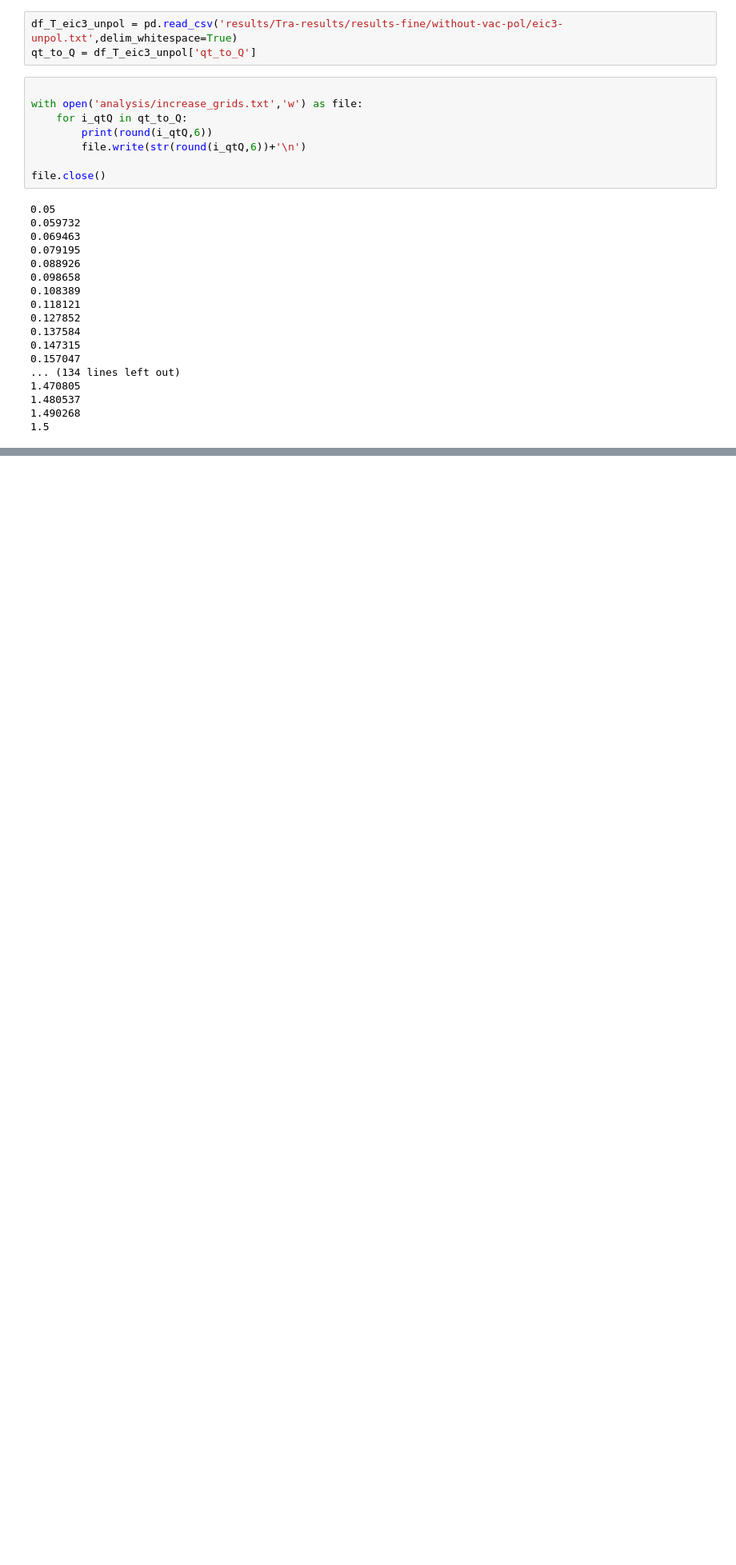
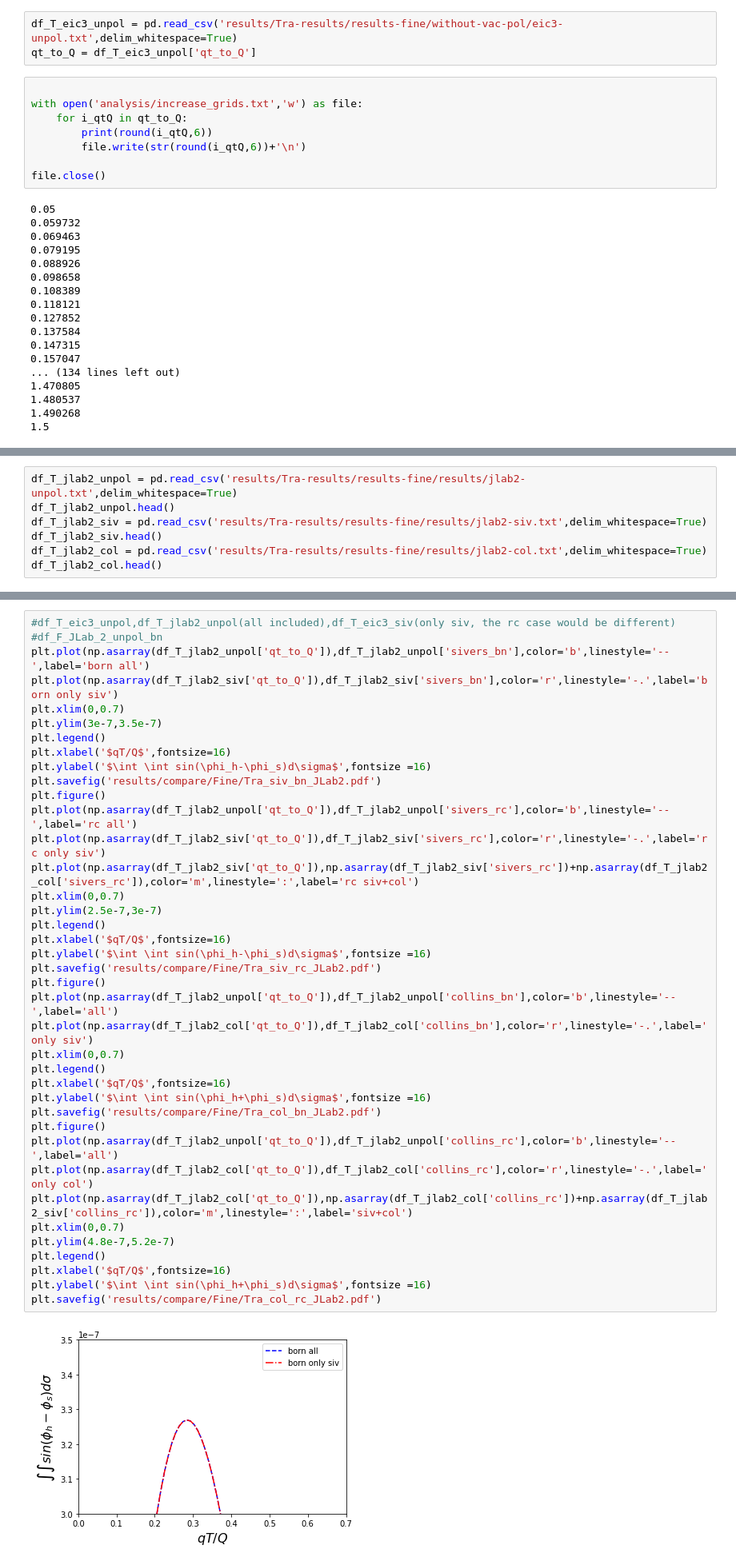
Before and after one commit to Mengzhendada/compare, a Jupyter notebook: Traditional_Factorized_compare_fine.ipynb, the cells around one changed output, grey strips where cells are left out. Shown at 80% size. Cells and saved outputs as stored; diff of their text form; blank space fills up the shorter version.

```diff
--- a/Traditional_Factorized_compare_fine.ipynb
+++ b/Traditional_Factorized_compare_fine.ipynb
@@ -42,0 +99,7 @@ file.close()
+# %%
+df_T_jlab2_unpol = pd.read_csv('results/Tra-results/results-fine/results/jlab2-unpol.txt',delim_whitespace=True)
+df_T_jlab2_unpol.head()
+df_T_jlab2_siv = pd.read_csv('results/Tra-results/results-fine/results/jlab2-siv.txt',delim_whitespace=True)
+df_T_jlab2_siv.head()
+df_T_jlab2_col = pd.read_csv('results/Tra-results/results-fine/results/jlab2-col.txt',delim_whitespace=True)
+df_T_jlab2_col.head()
@@ -42,0 +308,41 @@ file.close()
+# %%
+#df_T_eic3_unpol,df_T_jlab2_unpol(all included),df_T_eic3_siv(only siv, the rc case would be different)
+#df_F_JLab_2_unpol_bn
+plt.plot(np.asarray(df_T_jlab2_unpol['qt_to_Q']),df_T_jlab2_unpol['sivers_bn'],color='b',linestyle='--',label='born all')
+plt.plot(np.asarray(df_T_jlab2_siv['qt_to_Q']),df_T_jlab2_siv['sivers_bn'],color='r',linestyle='-.',label='born only siv')
+plt.xlim(0,0.7)
+plt.ylim(3e-7,3.5e-7)
+plt.legend()
+plt.xlabel('$qT/Q$',fontsize=16)
+plt.ylabel('$\int \int sin(\phi_h-\phi_s)d\sigma$',fontsize =16)
+plt.savefig('results/compare/Fine/Tra_siv_bn_JLab2.pdf')
+plt.figure()
+plt.plot(np.asarray(df_T_jlab2_unpol['qt_to_Q']),df_T_jlab2_unpol['sivers_rc'],color='b',linestyle='--',label='rc all')
+plt.plot(np.asarray(df_T_jlab2_siv['qt_to_Q']),df_T_jlab2_siv['sivers_rc'],color='r',linestyle='-.',label='rc only siv')
+plt.plot(np.asarray(df_T_jlab2_siv['qt_to_Q']),np.asarray(df_T_jlab2_siv['sivers_rc'])+np.asarray(df_T_jlab2_col['sivers_rc']),color='m',linestyle=':',label='rc siv+col')
+plt.xlim(0,0.7)
+plt.ylim(2.5e-7,3e-7)
+plt.legend()
+plt.xlabel('$qT/Q$',fontsize=16)
+plt.ylabel('$\int \int sin(\phi_h-\phi_s)d\sigma$',fontsize =16)
+plt.savefig('results/compare/Fine/Tra_siv_rc_JLab2.pdf')
+plt.figure()
+plt.plot(np.asarray(df_T_jlab2_unpol['qt_to_Q']),df_T_jlab2_unpol['collins_bn'],color='b',linestyle='--',label='all')
+plt.plot(np.asarray(df_T_jlab2_col['qt_to_Q']),df_T_jlab2_col['collins_bn'],color='r',linestyle='-.',label='only siv')
+plt.xlim(0,0.7)
+plt.legend()
+plt.xlabel('$qT/Q$',fontsize=16)
+plt.ylabel('$\int \int sin(\phi_h+\phi_s)d\sigma$',fontsize =16)
+plt.savefig('results/compare/Fine/Tra_col_bn_JLab2.pdf')
+plt.figure()
+plt.plot(np.asarray(df_T_jlab2_unpol['qt_to_Q']),df_T_jlab2_unpol['collins_rc'],color='b',linestyle='--',label='all')
+plt.plot(np.asarray(df_T_jlab2_col['qt_to_Q']),df_T_jlab2_col['collins_rc'],color='r',linestyle='-.',label='only col')
+plt.plot(np.asarray(df_T_jlab2_col['qt_to_Q']),np.asarray(df_T_jlab2_col['collins_rc'])+np.asarray(df_T_jlab2_siv['collins_rc']),color='m',linestyle=':',label='siv+col')
+plt.xlim(0,0.7)
+plt.ylim(4.8e-7,5.2e-7)
+plt.legend()
+plt.xlabel('$qT/Q$',fontsize=16)
+plt.ylabel('$\int \int sin(\phi_h+\phi_s)d\sigma$',fontsize =16)
+plt.savefig('results/compare/Fine/Tra_col_rc_JLab2.pdf')
+# %% [output]
+[figure, added]
```
Also changed, not shown: parts of 34 cells of this notebook, 6 other files.
